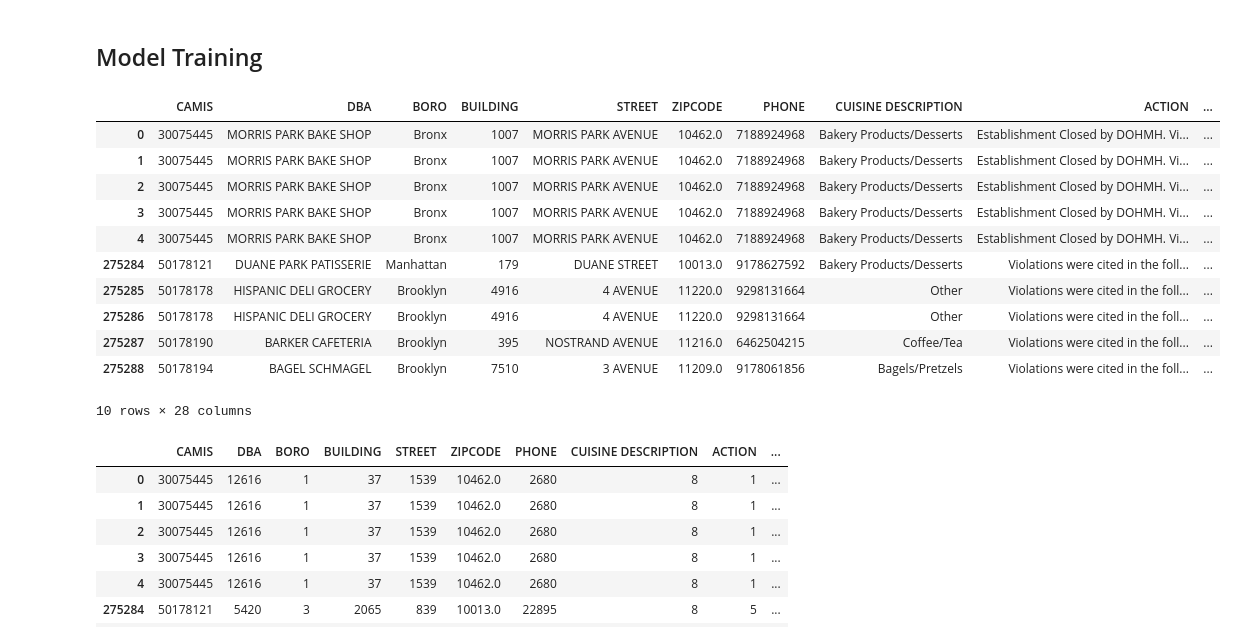
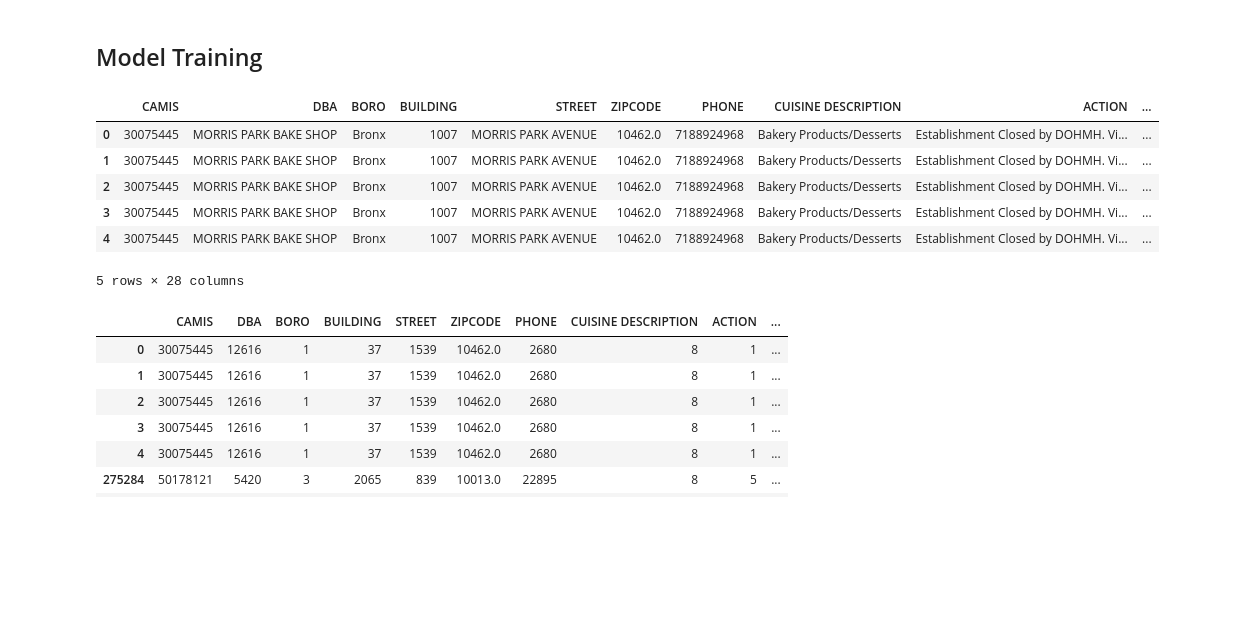
Before and after one commit to Mmmx09/Model-training---DOHMH-New-York-City-Restaurants-inspection-result, a Jupyter notebook: 3. Model training.ipynb, the cells around one changed output. Cells and saved outputs as stored; diff of their text form; code cells hidden in the pictures; blank space fills up the shorter version.

```diff
--- a/3. Model training.ipynb
+++ b/3. Model training.ipynb
@@ -29,20 +17,15 @@ import warnings
 warnings.filterwarnings('ignore')
 # %%
 df = pd.read_csv('cleaned_restaurant_inspection_data_3.csv')
-pd.concat([df.head(), df.tail()])
+df.head()
 # %% [output]
 |  | CAMIS | DBA | BORO | BUILDING | STREET | ZIPCODE | PHONE | CUISINE DESCRIPTION | ACTION | ... |
 | 0 | 30075445 | MORRIS PARK BAKE SHOP | Bronx | 1007 | MORRIS PARK AVENUE | 10462.0 | 7188924968 | Bakery Products/Desserts | Establishment Closed by DOHMH. Vi... | ... |
 | 1 | 30075445 | MORRIS PARK BAKE SHOP | Bronx | 1007 | MORRIS PARK AVENUE | 10462.0 | 7188924968 | Bakery Products/Desserts | Establishment Closed by DOHMH. Vi... | ... |
 | 2 | 30075445 | MORRIS PARK BAKE SHOP | Bronx | 1007 | MORRIS PARK AVENUE | 10462.0 | 7188924968 | Bakery Products/Desserts | Establishment Closed by DOHMH. Vi... | ... |
 | 3 | 30075445 | MORRIS PARK BAKE SHOP | Bronx | 1007 | MORRIS PARK AVENUE | 10462.0 | 7188924968 | Bakery Products/Desserts | Establishment Closed by DOHMH. Vi... | ... |
 | 4 | 30075445 | MORRIS PARK BAKE SHOP | Bronx | 1007 | MORRIS PARK AVENUE | 10462.0 | 7188924968 | Bakery Products/Desserts | Establishment Closed by DOHMH. Vi... | ... |
-| 275284 | 50178121 | DUANE PARK PATISSERIE | Manhattan | 179 | DUANE STREET | 10013.0 | 9178627592 | Bakery Products/Desserts | Violations were cited in the foll... | ... |
-| 275285 | 50178178 | HISPANIC DELI GROCERY | Brooklyn | 4916 | 4 AVENUE | 11220.0 | 9298131664 | Other | Violations were cited in the foll... | ... |
-| 275286 | 50178178 | HISPANIC DELI GROCERY | Brooklyn | 4916 | 4 AVENUE | 11220.0 | 9298131664 | Other | Violations were cited in the foll... | ... |
-| 275287 | 50178190 | BARKER CAFETERIA | Brooklyn | 395 | NOSTRAND AVENUE | 11216.0 | 6462504215 | Coffee/Tea | Violations were cited in the foll... | ... |
-| 275288 | 50178194 | BAGEL SCHMAGEL | Brooklyn | 7510 | 3 AVENUE | 11209.0 | 9178061856 | Bagels/Pretzels | Violations were cited in the foll... | ... |
-10 rows × 28 columns
+5 rows × 28 columns
 # %%
 X, y, nas = process_df(df, y_field = 'SCORE')
 # %%
```
Also changed, not shown: parts of 12 cells of this notebook, 1 other file.
